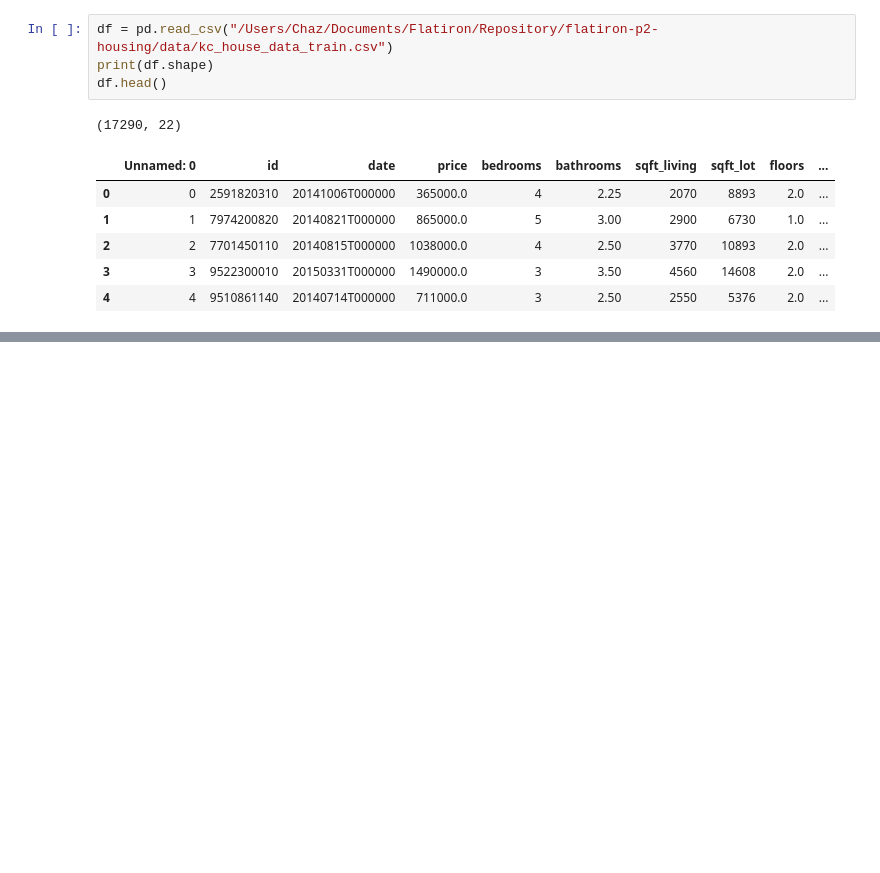
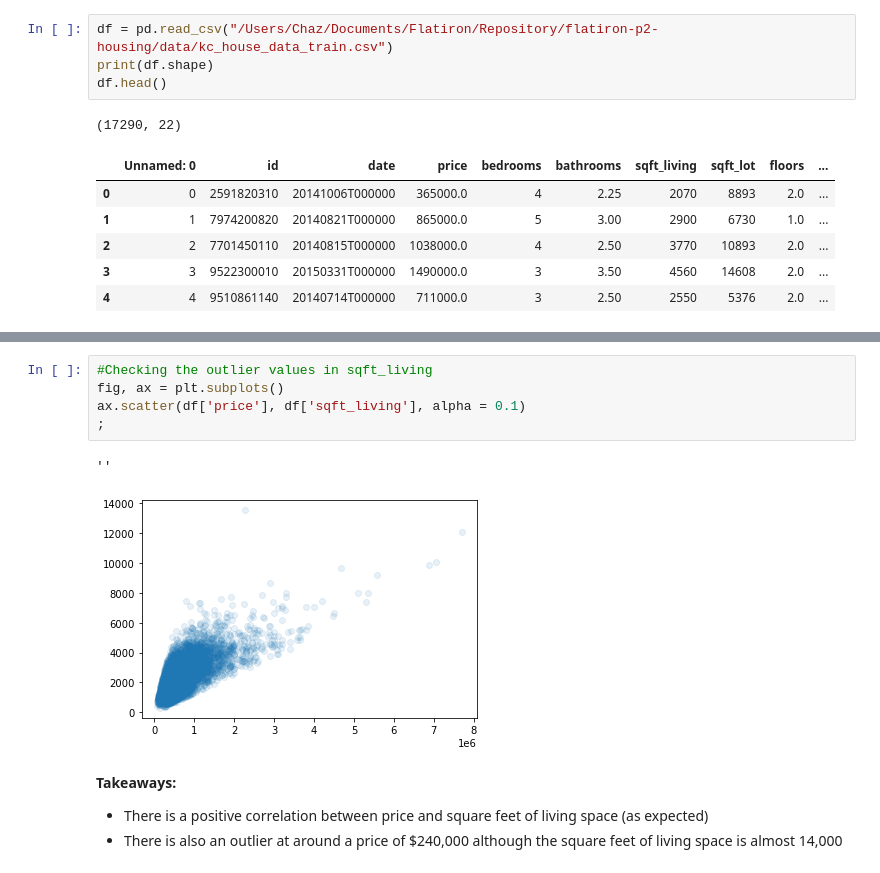
Before and after one commit to Mynusjanai/flatiron-p2-housing, a Jupyter notebook: trials/Phase 2 Project Workbook.ipynb, the cells around one changed output, grey strips where cells are left out. Cells and saved outputs as stored; diff of their text form; blank space fills up the shorter version.

```diff
--- a/trials/Phase 2 Project Workbook.ipynb
+++ b/trials/Phase 2 Project Workbook.ipynb
@@ -77,0 +128,12 @@ dtype: object
+# %%
+#Checking the outlier values in sqft_living
+fig, ax = plt.subplots()
+ax.scatter(df['price'], df['sqft_living'], alpha = 0.1)
+;
+# %% [output]
+''
+[figure, added]
+# %% [markdown]
+**Takeaways:**
+- There is a positive correlation between price and square feet of living space (as expected)
+- There is also an outlier at around a price of $240,000 although the square feet of living space is almost 14,000
```
Also changed, not shown: parts of 23 cells of this notebook.
